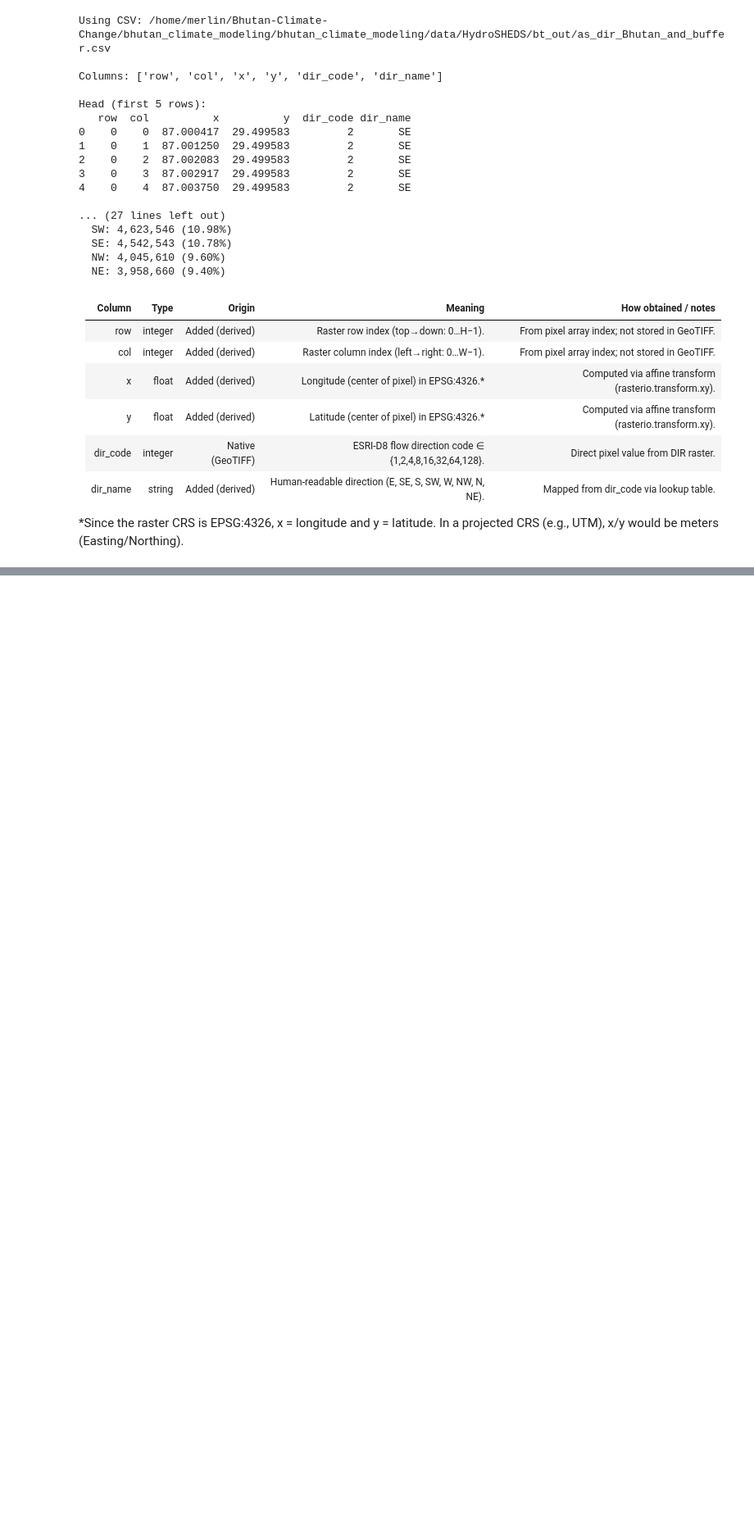
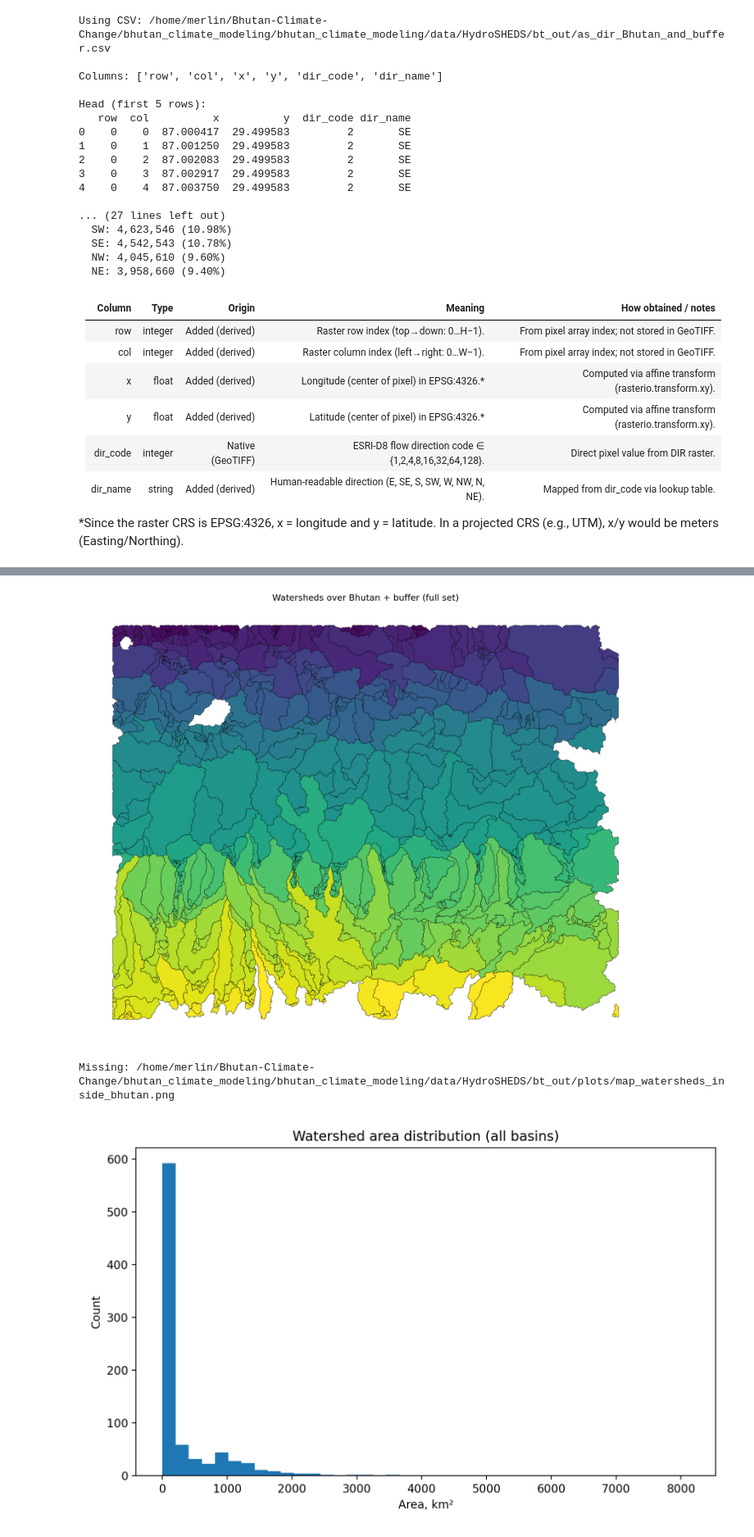
Before and after one commit to PKuts/HydroSHEDS_data_analytics, a Jupyter notebook: code/HydroSHEDS/Catchments .ipynb, the cells around one changed output, grey strips where cells are left out. Shown at 82% size. Drawn from its saved outputs; the diff is of its cells as text; code cells hidden in the pictures; blank space fills up the shorter version.

Commit message:
Fixes in calculation logic and visualisation

```diff
--- a/code/HydroSHEDS/Catchments .ipynb
+++ b/code/HydroSHEDS/Catchments .ipynb
@@ -1872,0 +1031,21 @@ print(gdf[["ws_id","area_km2"]].sort_values("ws_id").head())
+# %%
+from pathlib import Path
+from IPython.display import display, Image
+
+plots_dir = Path("../../data/HydroSHEDS/bt_out/plots").resolve()
+for fname in (
+    "map_watersheds_full.png",
+    "map_watersheds_inside_bhutan.png",  # appears only if Bhutan boundary exists
+    "hist_watershed_areas.png",
+    "bar_top20_areas.png",
+):
+    p = plots_dir / fname
+    if p.exists():
+        display(Image(filename=str(p)))
+    else:
+        print("Missing:", p)
+plt.close()
+# %% [output]
+[figure, added]
+Missing: /home/merlin/Bhutan-Climate-Change/bhutan_climate_modeling/bhutan_climate_modeling/data/HydroSHEDS/bt_out/plots/map_watersheds_inside_bhutan.png
+[figure, added]
```
Also changed, not shown: parts of 28 cells of this notebook.
